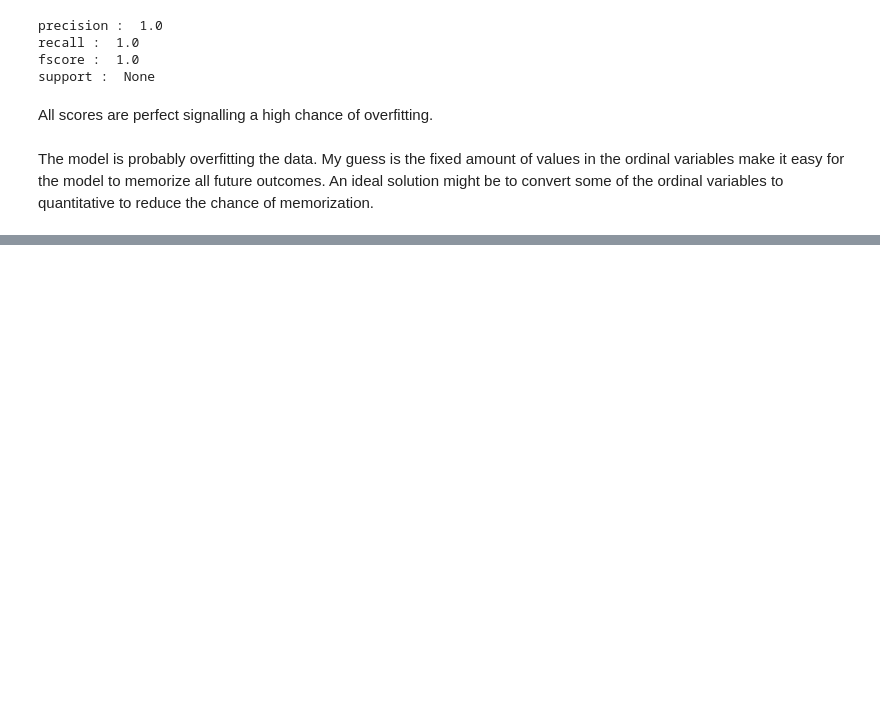
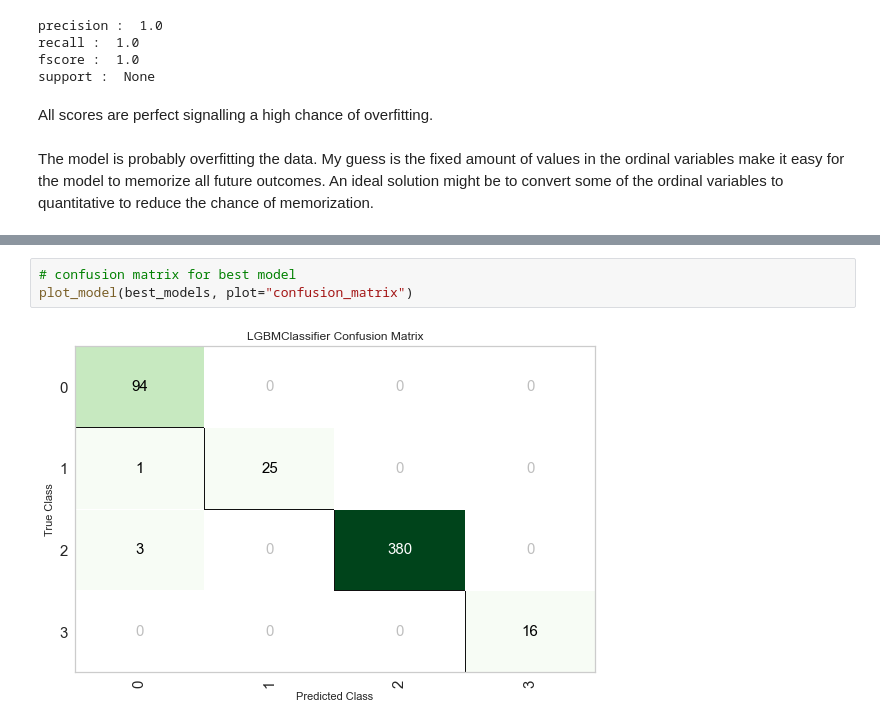
Before and after one commit to crosstrack10/data-science-projects, a Jupyter notebook: automobiles_customer_satisfaction.ipynb, the cells around one changed output, grey strips where cells are left out. Cells and saved outputs as stored; diff of their text form; blank space fills up the shorter version.

```diff
--- a/automobiles_customer_satisfaction.ipynb
+++ b/automobiles_customer_satisfaction.ipynb
@@ -480,0 +581,5 @@ The model is probably overfitting the data. My guess is the fixed amount of valu
+# %%
+# confusion matrix for best model
+plot_model(best_models, plot="confusion_matrix")
+# %% [output]
+[figure, added]
```
Also changed, not shown: parts of 40 cells of this notebook.
